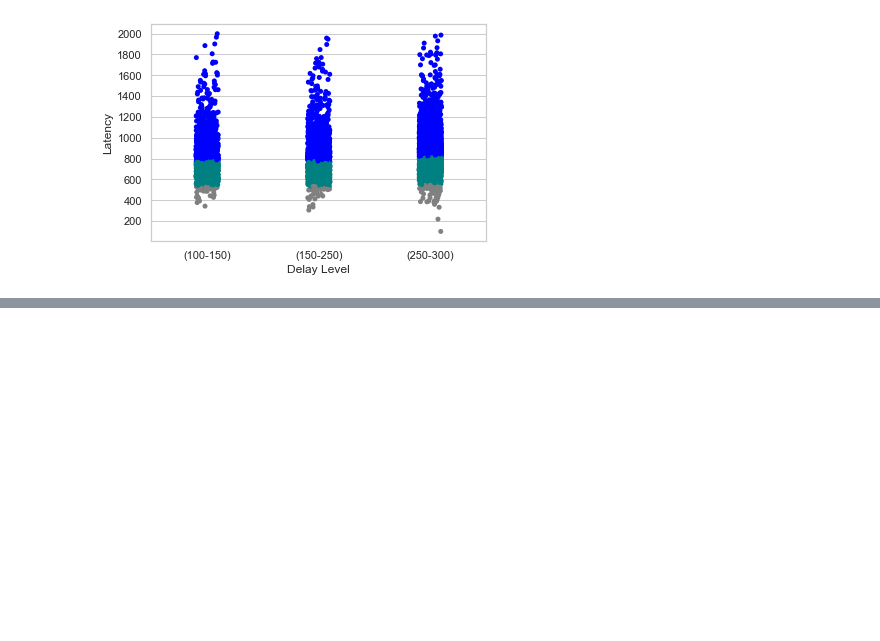
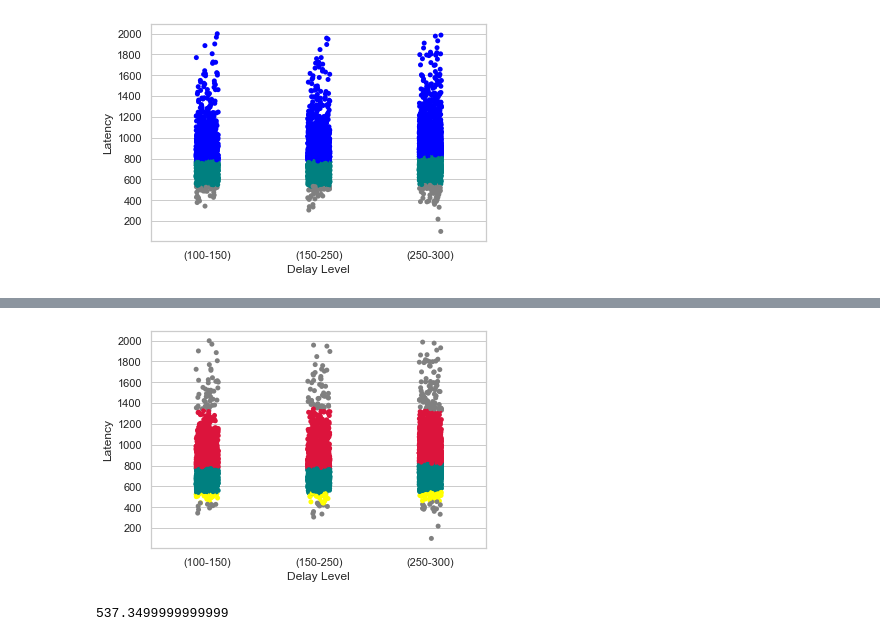
Before and after one commit to trickydaze/Behavioural-Neuroscience, a Jupyter notebook: Visualisation.ipynb, the cells around one changed output, grey strips where cells are left out. Drawn from its saved outputs; the diff is of its cells as text; code cells hidden in the pictures; blank space fills up the shorter version.

Commit message:
visualisation adds

```diff
--- a/Visualisation.ipynb
+++ b/Visualisation.ipynb
@@ -173,7 +173,7 @@ Name: delay_level, Length: 7039, dtype: bool
 
 sns.set(style="whitegrid")
 from matplotlib.colors import ListedColormap
-cmap = ListedColormap(['grey','teal', 'blue'])
+cmap = ListedColormap(['grey','teal', 'blue','red'])
 ax = sns.stripplot(x=df.delay_level, y=df.latency[df.result == 1],data=df)
 
 ax.set_xticklabels(['(100-150)','(150-250)','(250-300)'])
@@ -200,0 +194,25 @@ AttributeError: 'Series' object has no attribute 'info'
+# %%
+sns.set(style="whitegrid")
+from matplotlib.colors import ListedColormap
+cmap = ListedColormap(['grey','yellow', 'teal','crimson','grey'])
+ax = sns.stripplot(x=df.delay_level, y=df.latency[df.result == 1],data=df)
+
+ax.set_xticklabels(['(100-150)','(150-250)','(250-300)'])
+ax.set_yticks([200,400,600,800,1000,1200,1400,1600,1800,2000])
+ax.set_xlabel('Delay Level')
+ax.set_ylabel('Latency')
+
+for col in ax.collections:
+    y = col.get_offsets()[:,1]
+    perc = np.percentile(y, [0.5,2.5, 50, 97.2,100])
+    col.set_cmap(cmap)
+    col.set_array(np.digitize(y, perc))
+
+
+plt.show()
+# %% [output]
+[figure, added]
+# %%
+np.percentile(df.latency[(df.result==1) & (df.delay_level==1)],2.5)
+# %% [output]
+537.3499999999999
```
Also changed, not shown: parts of 2 cells of this notebook.
